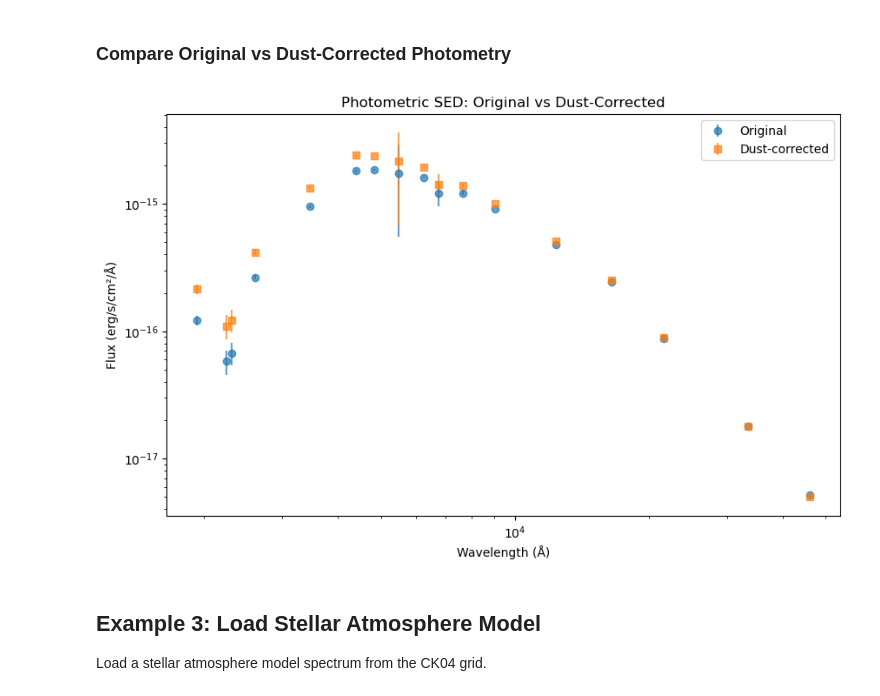
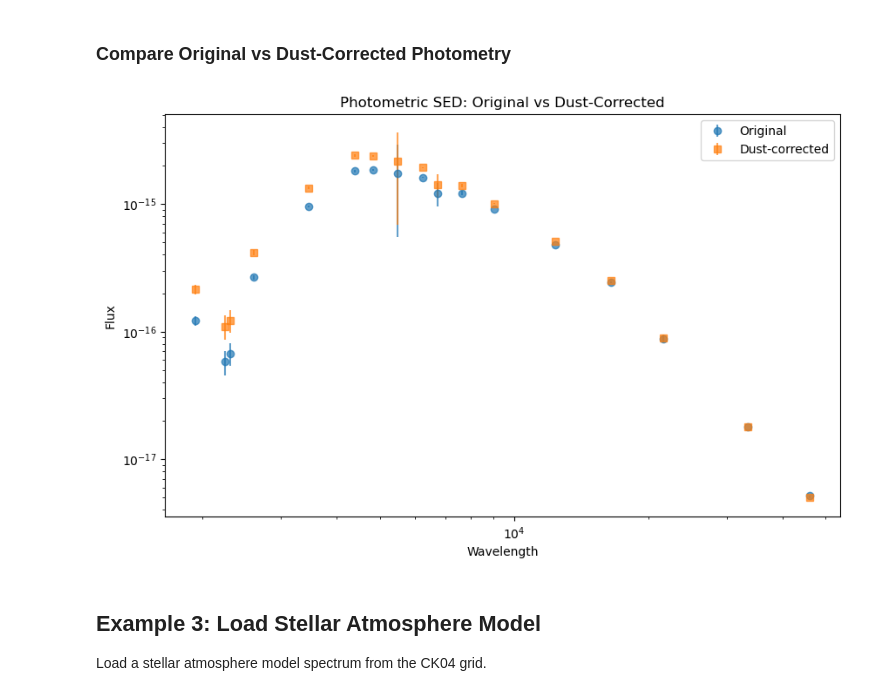
Before and after one commit to ritviksainarayan/starfuSED, a Jupyter notebook: example_usage.ipynb, the cells around one changed output. Saved outputs shown, nothing was run; the diff lists cells and outputs as text; code cells hidden in the pictures.

```diff
--- a/example_usage.ipynb
+++ b/example_usage.ipynb
@@ -81,18 +81,18 @@ Retrived E(B-V) = 0.074 from SandF dust map.
 # %%
 plt.figure(figsize=(10, 6))
 plt.errorbar(phot_data['sed_wave'], phot_data['sed_flux'],
              yerr=phot_data['sed_eflux'], fmt='o', label='Original', alpha=0.7)
-plt.errorbar(corrected_data['sed_wave'], corrected_data['sed_flux']s,
+plt.errorbar(corrected_data['sed_wave'], corrected_data['sed_flux'],
              yerr=corrected_data['sed_eflux'], fmt='s', label='Dust-corrected', alpha=0.7)
-plt.xlabel('Wavelength (Å)')
-plt.ylabel('Flux (erg/s/cm²/Å)')
+plt.xlabel('Wavelength')
+plt.ylabel('Flux')
 plt.xscale('log')
 plt.yscale('log')
 plt.legend()
 plt.title('Photometric SED: Original vs Dust-Corrected')
 plt.show()
 # %% [output]
-[figure, old version]
+[figure, new version]
 # %% [markdown]
 ## Example 3: Load Stellar Atmosphere Model
 
```
Also changed, not shown: parts of 1 cell of this notebook.
